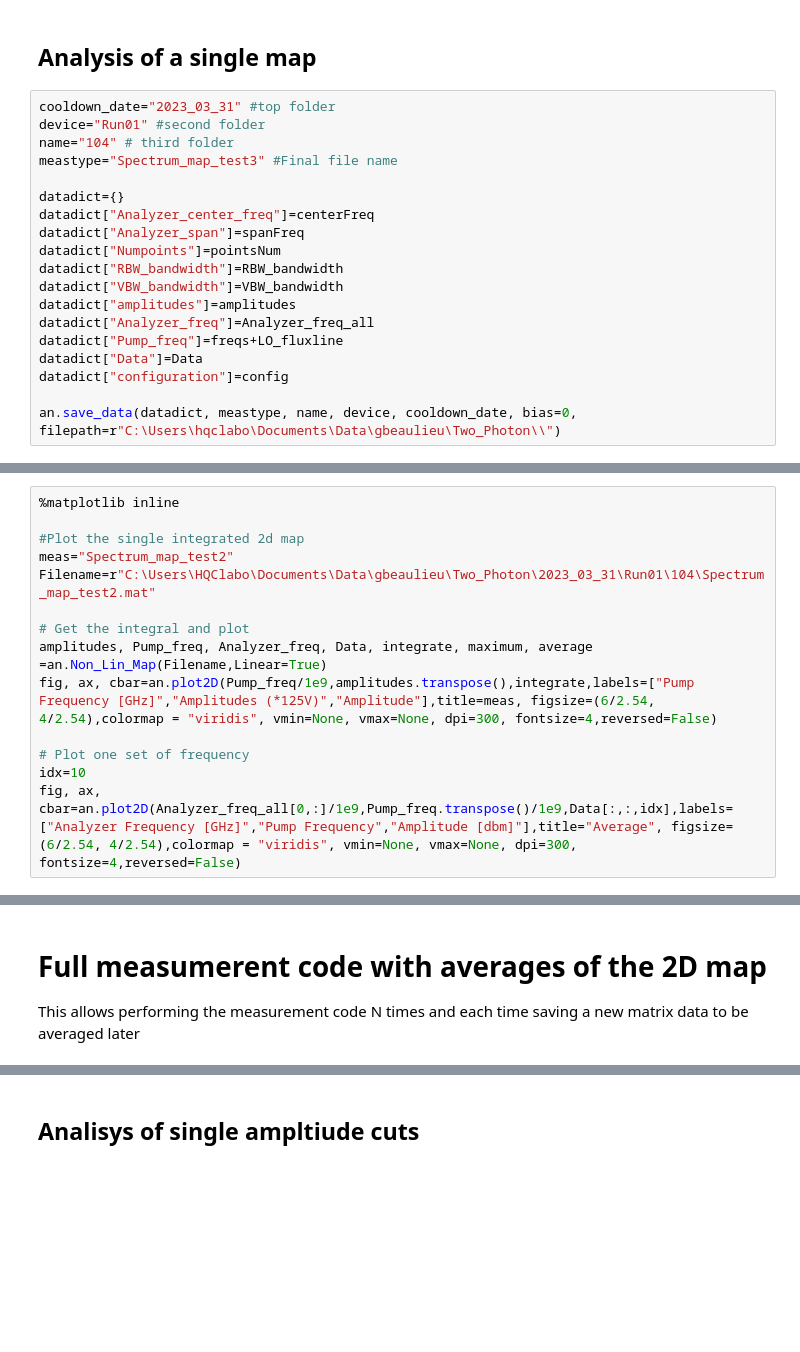
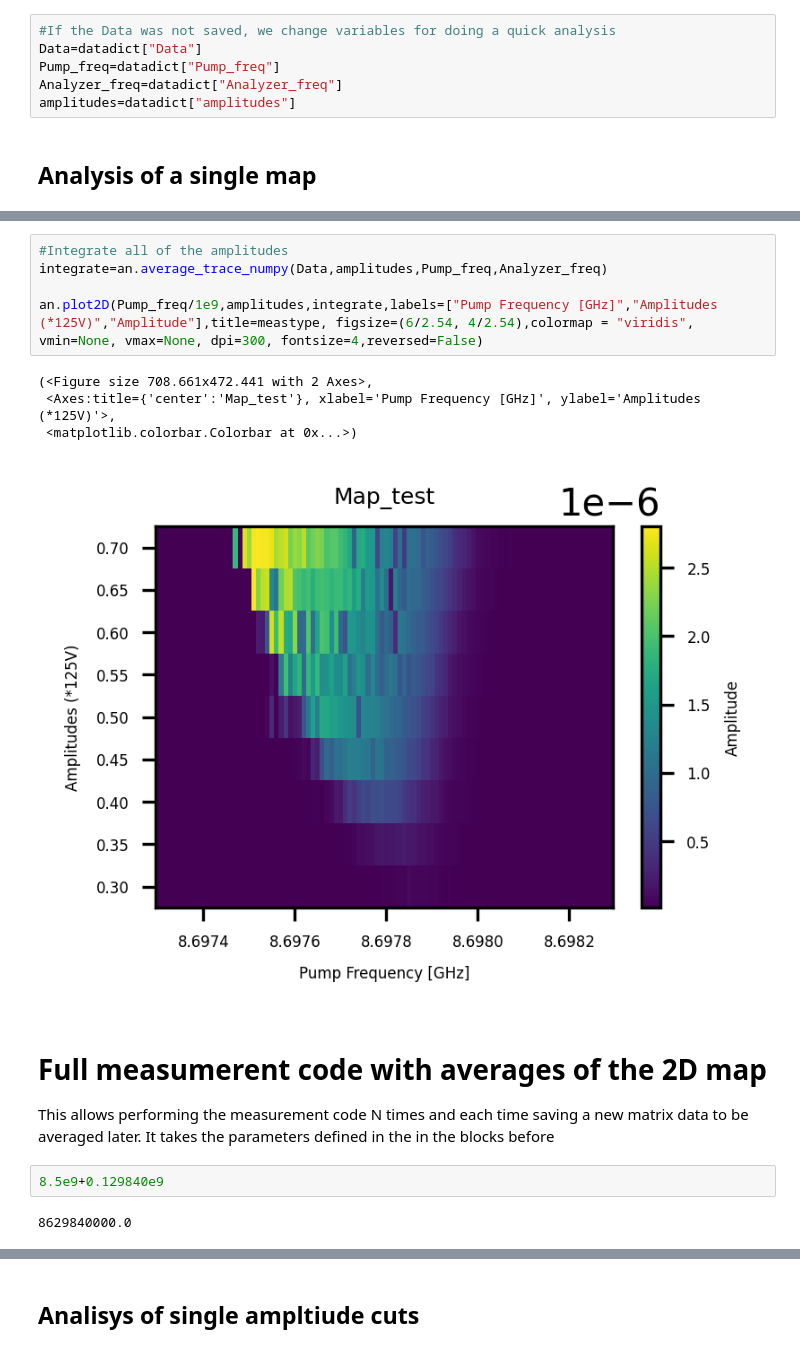
Before and after one commit to BeaulieuGuillaume/DPT_SQUID, a Jupyter notebook: Spectrum_map/Spectrum_map.ipynb, the cells around one changed output, grey strips where cells are left out. Drawn from its saved outputs; the diff is of its cells as text; blank space fills up the shorter version.

```diff
--- a/Spectrum_map/Spectrum_map.ipynb
+++ b/Spectrum_map/Spectrum_map.ipynb
@@ -636,21 +523,8 @@ Wall time: 1min 49s
+# %%
+#If the Data was not saved, we change variables for doing a quick analysis
+Data=datadict["Data"]
+Pump_freq=datadict["Pump_freq"]
+Analyzer_freq=datadict["Analyzer_freq"]
+amplitudes=datadict["amplitudes"]
 # %% [markdown]
 ## Analysis of a single map
-# %%
-cooldown_date="2023_03_31" #top folder
-device="Run01" #second folder
-name="104" # third folder
-meastype="Spectrum_map_test3" #Final file name
-
-datadict={}
-datadict["Analyzer_center_freq"]=centerFreq
-datadict["Analyzer_span"]=spanFreq
-datadict["Numpoints"]=pointsNum
-datadict["RBW_bandwidth"]=RBW_bandwidth
-datadict["VBW_bandwidth"]=VBW_bandwidth
-datadict["amplitudes"]=amplitudes
-datadict["Analyzer_freq"]=Analyzer_freq_all
-datadict["Pump_freq"]=freqs+LO_fluxline
-datadict["Data"]=Data
-datadict["configuration"]=config
-
-an.save_data(datadict, meastype, name, device, cooldown_date, bias=0, filepath=r"C:\Users\hqclabo\Documents\Data\gbeaulieu\Two_Photon\\")
@@ -659,14 +530,0 @@ Data saved
-# %%
-%matplotlib inline
-
-#Plot the single integrated 2d map
-meas="Spectrum_map_test2"
-Filename=r"C:\Users\HQClabo\Documents\Data\gbeaulieu\Two_Photon\2023_03_31\Run01\104\Spectrum_map_test2.mat"
-
-# Get the integral and plot
-amplitudes, Pump_freq, Analyzer_freq, Data, integrate, maximum, average  =an.Non_Lin_Map(Filename,Linear=True)
-fig, ax, cbar=an.plot2D(Pump_freq/1e9,amplitudes.transpose(),integrate,labels=["Pump Frequency [GHz]","Amplitudes (*125V)","Amplitude"],title=meas, figsize=(6/2.54, 4/2.54),colormap = "viridis", vmin=None, vmax=None, dpi=300, fontsize=4,reversed=False)
-
-# Plot one set of frequency
-idx=10
-fig, ax, cbar=an.plot2D(Analyzer_freq_all[0,:]/1e9,Pump_freq.transpose()/1e9,Data[:,:,idx],labels=["Analyzer Frequency [GHz]","Pump Frequency","Amplitude [dbm]"],title="Average", figsize=(6/2.54, 4/2.54),colormap = "viridis", vmin=None, vmax=None, dpi=300, fontsize=4,reversed=False)
@@ -676,6 +531,21 @@ fig, ax, cbar=an.plot2D(Analyzer_freq_all[0,:]/1e9,Pump_freq.transpose()/1e9,Dat
+# %%
+#Integrate all of the amplitudes
+integrate=an.average_trace_numpy(Data,amplitudes,Pump_freq,Analyzer_freq)
+
+an.plot2D(Pump_freq/1e9,amplitudes,integrate,labels=["Pump Frequency [GHz]","Amplitudes (*125V)","Amplitude"],title=meastype, figsize=(6/2.54, 4/2.54),colormap = "viridis", vmin=None, vmax=None, dpi=300, fontsize=4,reversed=False)
+# %% [output]
+(<Figure size 708.661x472.441 with 2 Axes>,
+ <Axes:title={'center':'Map_test'}, xlabel='Pump Frequency [GHz]', ylabel='Amplitudes (*125V)'>,
+ <matplotlib.colorbar.Colorbar at 0x...>)
+[figure, added]
 # %% [markdown]
 # Full measumerent code with averages of the 2D map
 
-This allows performing the measurement code N times and each time saving a new matrix data to be averaged later
+This allows performing the measurement code N times and each time saving a new matrix data to be averaged later.
+It takes the parameters defined in the in the blocks before
+# %%
+8.5e9+0.129840e9
+# %% [output]
+8629840000.0
 # %%
 %%time
```
Also changed, not shown: parts of 65 cells of this notebook, 9 other files.
